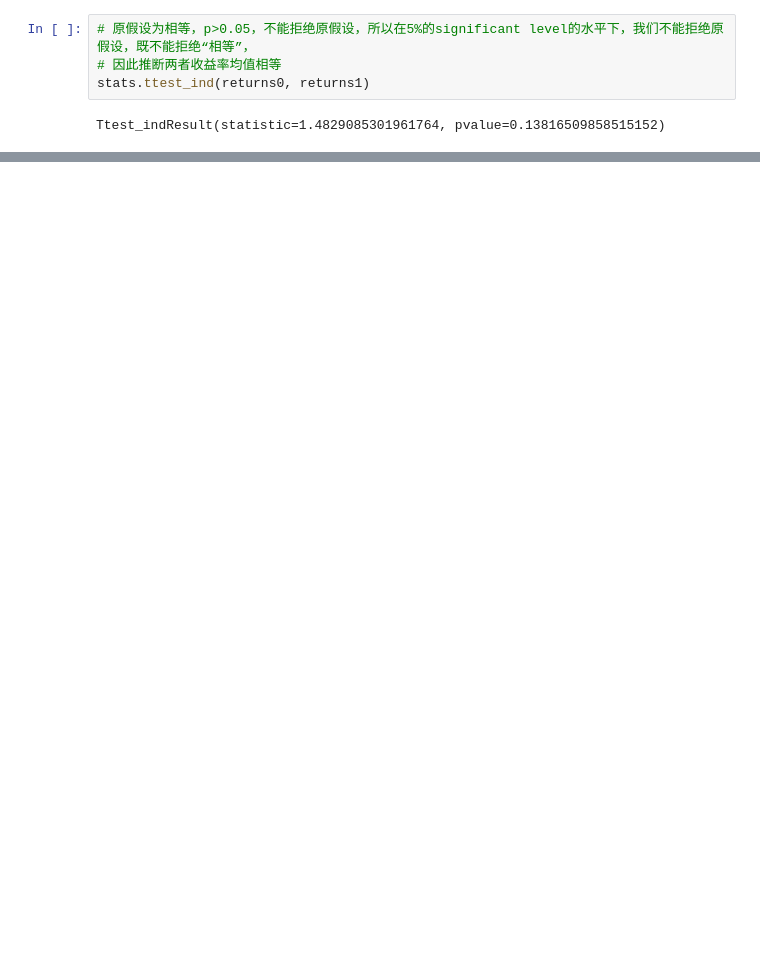
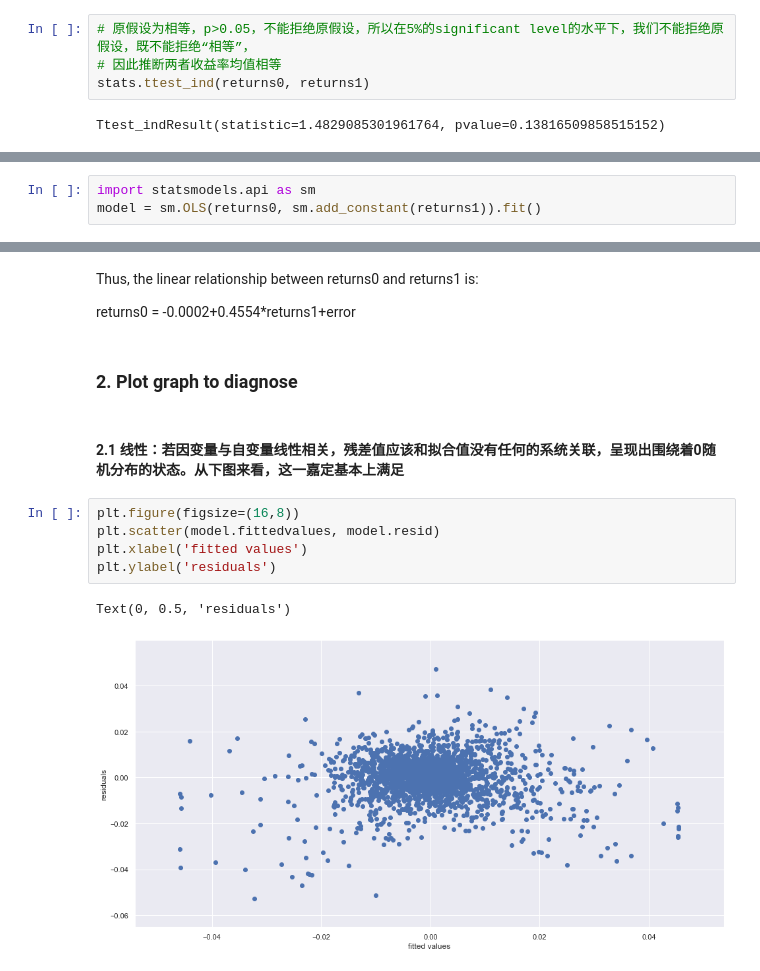
Before and after one commit to bradsun91/brad_public_workspace_mac, a Jupyter notebook: quant_research/brad_research/research_toolbox.ipynb, the cells around one changed output, grey strips where cells are left out. Drawn from its saved outputs; the diff is of its cells as text; blank space fills up the shorter version.

```diff
--- a/quant_research/brad_research/research_toolbox.ipynb
+++ b/quant_research/brad_research/research_toolbox.ipynb
@@ -285,0 +331,3 @@ ValueError: unequal length arrays
+# %%
+import statsmodels.api as sm
+model = sm.OLS(returns0, sm.add_constant(returns1)).fit()
@@ -285,0 +356,16 @@ ValueError: unequal length arrays
+# %% [markdown]
+Thus, the linear relationship between returns0 and returns1 is:
+
+returns0 = -0.0002+0.4554*returns1+error
+# %% [markdown]
+### 2. Plot graph to diagnose
+# %% [markdown]
+#### 2.1 线性：若因变量与自变量线性相关，残差值应该和拟合值没有任何的系统关联，呈现出围绕着0随机分布的状态。从下图来看，这一嘉定基本上满足
+# %%
+plt.figure(figsize=(16,8))
+plt.scatter(model.fittedvalues, model.resid)
+plt.xlabel('fitted values')
+plt.ylabel('residuals')
+# %% [output]
+Text(0, 0.5, 'residuals')
+[figure, added]
```
Also changed, not shown: parts of 79 cells of this notebook, 3 other files.
